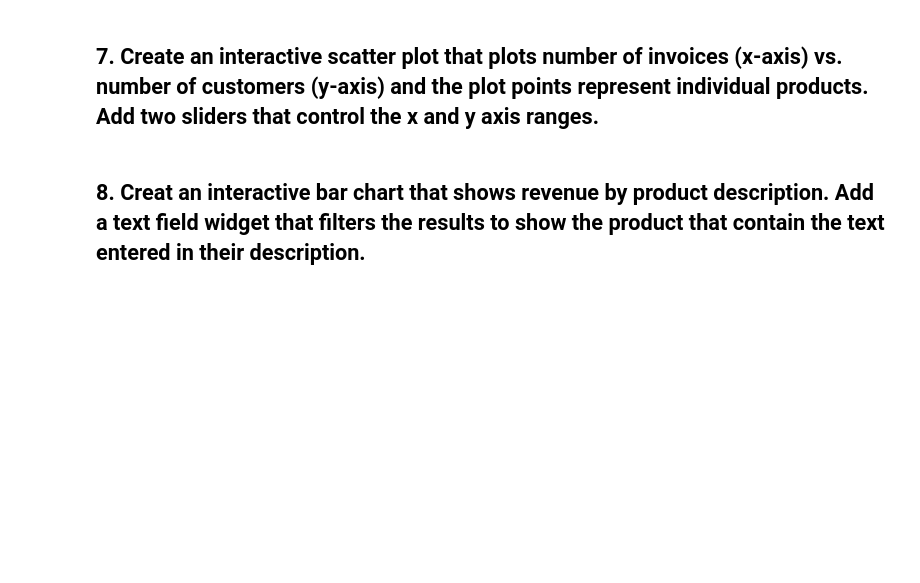
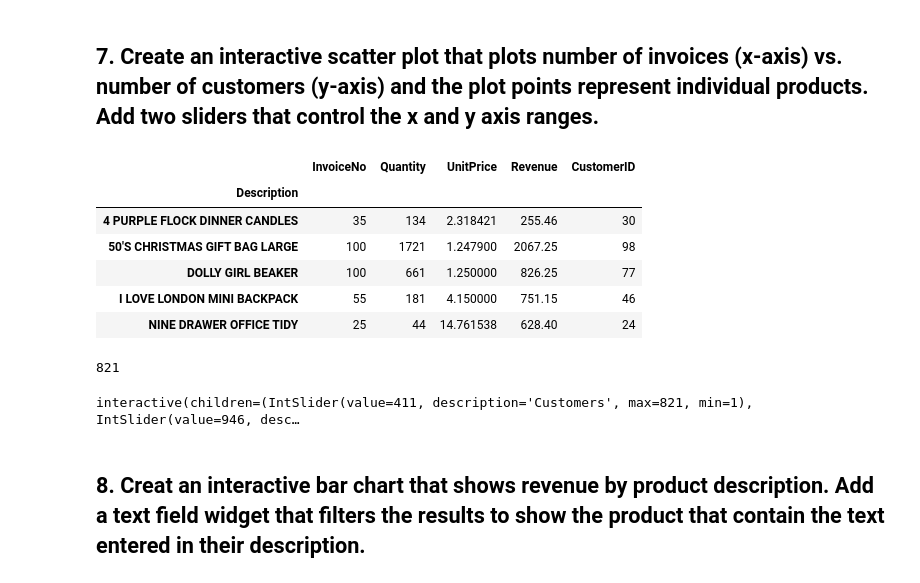
Before and after one commit to ta-datapt-bcn/lab-interactive-visualization, a Jupyter notebook: your-code/main.ipynb, the cells around one changed output. Cells and saved outputs as stored; diff of their text form; code cells hidden in the pictures; blank space fills up the shorter version.

```diff
--- a/your-code/main.ipynb
+++ b/your-code/main.ipynb
@@ -47,5 +203,31 @@ agg_func = {'InvoiceNo':'nunique',
             'CustomerID':'nunique'}
 
 products = uk.groupby('Description').agg(agg_func)
+# %%
+products.head()
+max(products['CustomerID'])
+
+@interact(Customers = (min(products['CustomerID']), max(products['CustomerID'])),
+          Invoices = (min(products['InvoiceNo']), max(products['InvoiceNo']))
+         )
+
+def scatter(Customers,Invoices):
+    data = products[(products['CustomerID']>=Customers) &
+              (products['InvoiceNo']>=Invoices)
+              ]
+
+    data.iplot(kind='scatter',mode='markers', x='InvoiceNo', y='CustomerID',
+               xTitle='Invoices', yTitle='Customers',
+               title='Invoices vs. Customers')
+# %% [output]
+|  | InvoiceNo | Quantity | UnitPrice | Revenue | CustomerID |
+| Description |  |  |  |  |  |
+| 4 PURPLE FLOCK DINNER CANDLES | 35 | 134 | 2.318421 | 255.46 | 30 |
+| 50'S CHRISTMAS GIFT BAG LARGE | 100 | 1721 | 1.247900 | 2067.25 | 98 |
+| DOLLY GIRL BEAKER | 100 | 661 | 1.250000 | 826.25 | 77 |
+| I LOVE LONDON MINI BACKPACK | 55 | 181 | 4.150000 | 751.15 | 46 |
+| NINE DRAWER OFFICE TIDY | 25 | 44 | 14.761538 | 628.40 | 24 |
+821
+interactive(children=(IntSlider(value=411, description='Customers', max=821, min=1), IntSlider(value=946, desc…
 # %% [markdown]
 ## 8. Creat an interactive bar chart that shows revenue by product description. Add a text field widget that filters the results to show the product that contain the text entered in their description.
```
Also changed, not shown: parts of 18 cells of this notebook.
